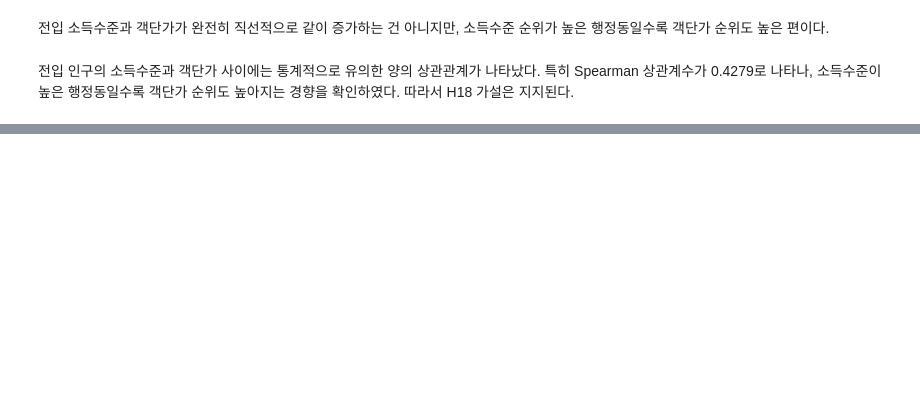
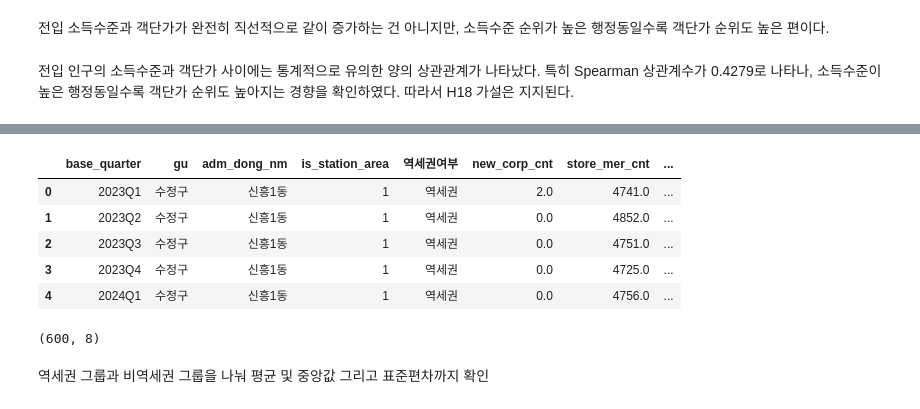
Before and after one commit to bulsajo1/final_project, a Jupyter notebook: Jiryun/통계_검정.ipynb, the cells around one changed output, grey strips where cells are left out. Cells and saved outputs as stored; diff of their text form; code cells hidden in the pictures; blank space fills up the shorter version.

```diff
--- a/Jiryun/통계_검정.ipynb
+++ b/Jiryun/통계_검정.ipynb
@@ -2280,0 +2367,3 @@ display(h18_result_df)
+# %%
+# 마스터 테이블에 추가한 데이터 불러오기
+h19_base = pd.read_csv("../data/행정동_분기_마스터_역세권추가.csv")
@@ -2280,0 +2394,27 @@ display(h18_result_df)
+# %%
+# 가설 검정할 분석용 테이블 생성
+h19_data = h19_base[
+    [
+        "base_quarter",
+        "gu",
+        "adm_dong_nm",
+        "is_station_area",
+        "역세권여부",
+        "new_corp_cnt",
+        "store_mer_cnt",
+        "new_corp_ratio"
+    ]
+].dropna()
+
+display(h19_data.head())
+display(h19_data.shape)
+# %% [output]
+|  | base_quarter | gu | adm_dong_nm | is_station_area | 역세권여부 | new_corp_cnt | store_mer_cnt | ... |
+| 0 | 2023Q1 | 수정구 | 신흥1동 | 1 | 역세권 | 2.0 | 4741.0 | ... |
+| 1 | 2023Q2 | 수정구 | 신흥1동 | 1 | 역세권 | 0.0 | 4852.0 | ... |
+| 2 | 2023Q3 | 수정구 | 신흥1동 | 1 | 역세권 | 0.0 | 4751.0 | ... |
+| 3 | 2023Q4 | 수정구 | 신흥1동 | 1 | 역세권 | 0.0 | 4725.0 | ... |
+| 4 | 2024Q1 | 수정구 | 신흥1동 | 1 | 역세권 | 0.0 | 4756.0 | ... |
+(600, 8)
+# %% [markdown]
+역세권 그룹과 비역세권 그룹을 나눠 평균 및 중앙값 그리고 표준편차까지 확인
```
Also changed, not shown: parts of 49 cells of this notebook.
